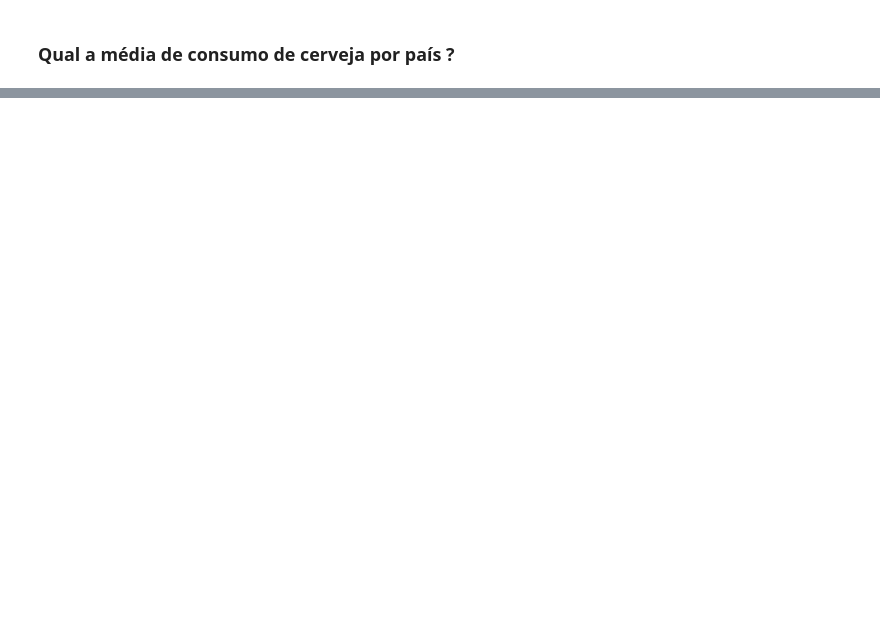
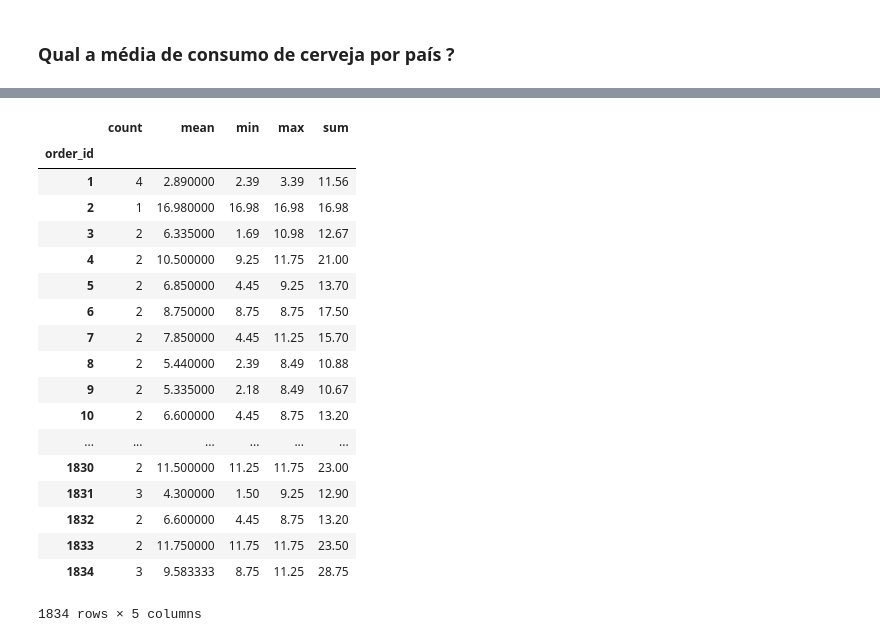
Before and after one commit to diegopmayer/python, a Jupyter notebook: pandas/data-manipulation-pandas.ipynb, the cells around one changed output, grey strips where cells are left out. Saved outputs shown, nothing was run; the diff lists cells and outputs as text; code cells hidden in the pictures; blank space fills up the shorter version.

```diff
--- a/pandas/data-manipulation-pandas.ipynb
+++ b/pandas/data-manipulation-pandas.ipynb
@@ -720,0 +780,2 @@ df_beer_country.shape
+# %%
+sand = pd.read_csv('dataset/Sanduiches.txt', sep='\t')
@@ -720,0 +793,2 @@ df_beer_country.shape
+# %%
+sand['item_price'] = sand.item_price.str.replace('$', '').astype(float)
@@ -720,0 +828,22 @@ df_beer_country.shape
+# %%
+sand.groupby(['order_id']).item_price.agg(['count', 'mean', 'min', 'max', 'sum'])
+# %% [output]
+|  | count | mean | min | max | sum |
+| order_id |  |  |  |  |  |
+| 1 | 4 | 2.890000 | 2.39 | 3.39 | 11.56 |
+| 2 | 1 | 16.980000 | 16.98 | 16.98 | 16.98 |
+| 3 | 2 | 6.335000 | 1.69 | 10.98 | 12.67 |
+| 4 | 2 | 10.500000 | 9.25 | 11.75 | 21.00 |
+| 5 | 2 | 6.850000 | 4.45 | 9.25 | 13.70 |
+| 6 | 2 | 8.750000 | 8.75 | 8.75 | 17.50 |
+| 7 | 2 | 7.850000 | 4.45 | 11.25 | 15.70 |
+| 8 | 2 | 5.440000 | 2.39 | 8.49 | 10.88 |
+| 9 | 2 | 5.335000 | 2.18 | 8.49 | 10.67 |
+| 10 | 2 | 6.600000 | 4.45 | 8.75 | 13.20 |
+| ... | ... | ... | ... | ... | ... |
+| 1830 | 2 | 11.500000 | 11.25 | 11.75 | 23.00 |
+| 1831 | 3 | 4.300000 | 1.50 | 9.25 | 12.90 |
+| 1832 | 2 | 6.600000 | 4.45 | 8.75 | 13.20 |
+| 1833 | 2 | 11.750000 | 11.75 | 11.75 | 23.50 |
+| 1834 | 3 | 9.583333 | 8.75 | 11.25 | 28.75 |
+1834 rows × 5 columns
```
Also changed, not shown: parts of 23 cells of this notebook.
